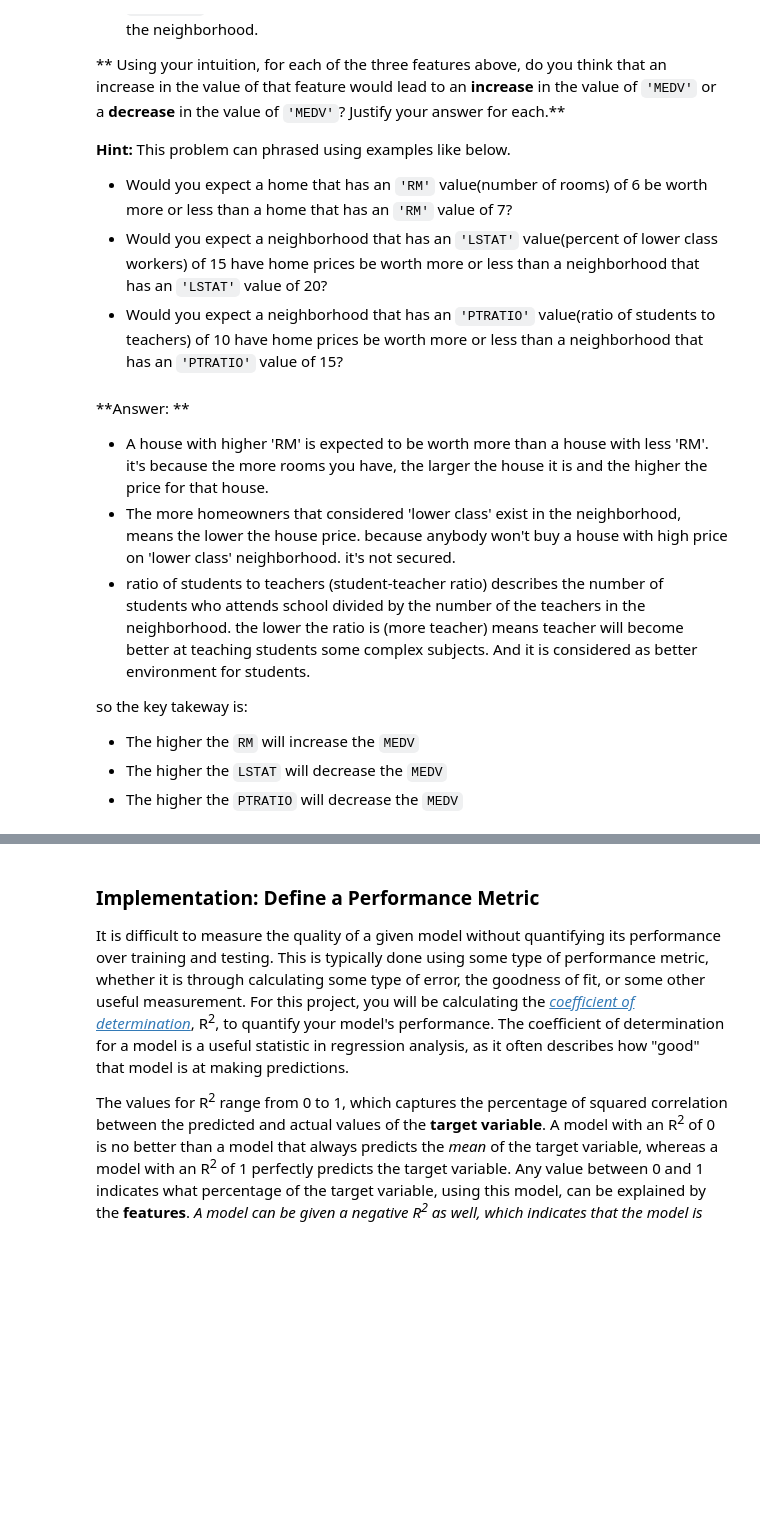
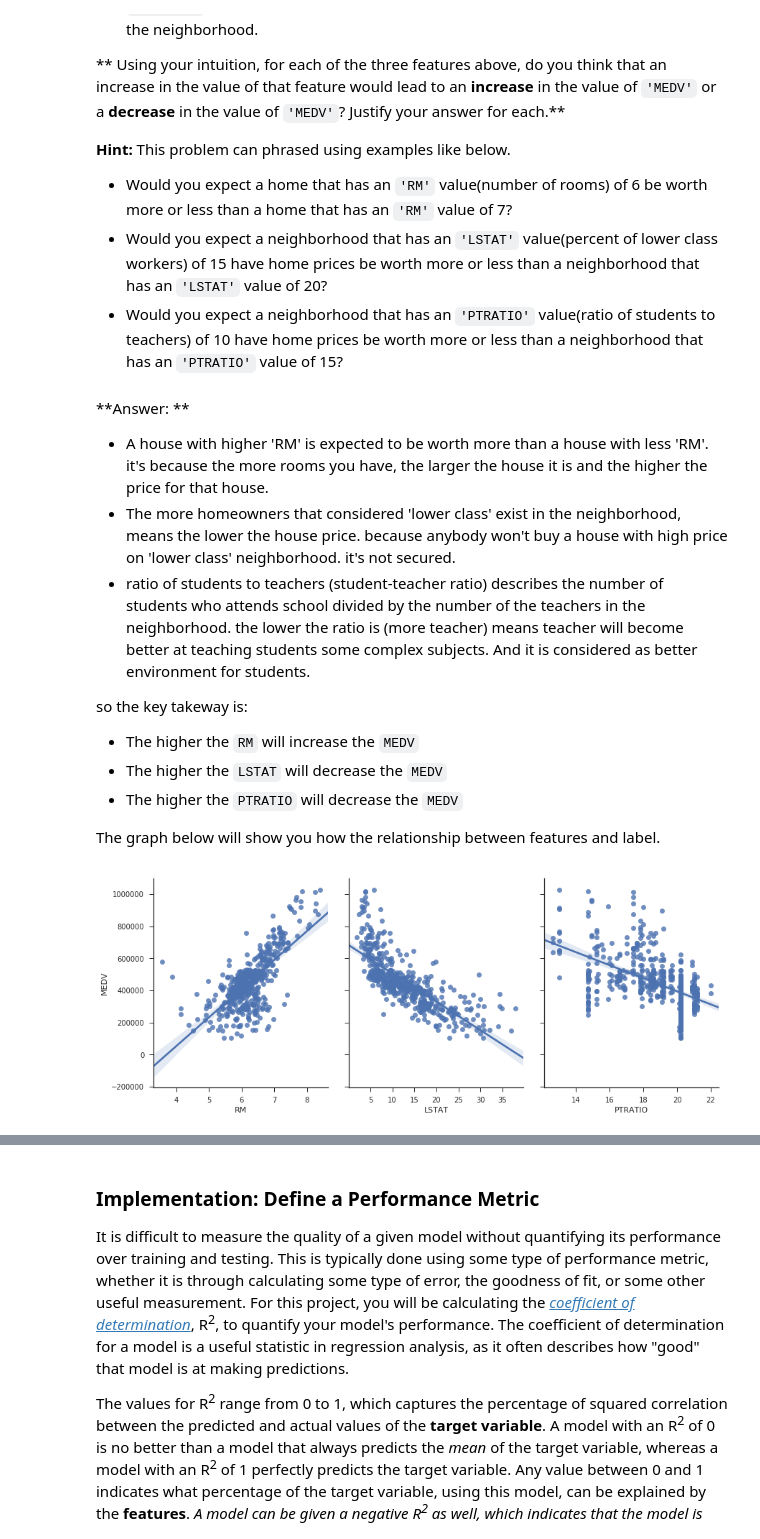
Before and after one commit to DimasAdinugroho/machine-learning-nanodegree, a Jupyter notebook: boston_housing/boston_housing.ipynb, the cells around one changed output, grey strips where cells are left out. Saved outputs shown, nothing was run; the diff lists cells and outputs as text; code cells hidden in the pictures; blank space fills up the shorter version.

```diff
--- a/boston_housing/boston_housing.ipynb
+++ b/boston_housing/boston_housing.ipynb
@@ -107,4 +107,16 @@ so the key takeway is:
 * The higher the `RM` will increase the ``MEDV``
 * The higher the `LSTAT` will decrease the ``MEDV``
 * The higher the `PTRATIO` will decrease the ``MEDV``
+
+The graph below will show you how the relationship between features and label.
+# %%
+import seaborn as sns
+import matplotlib.pyplot as plt
+
+# Plot every feature against label
+sns.set(style="ticks")
+sns.pairplot(data, x_vars=["RM", "LSTAT", "PTRATIO"], y_vars=["MEDV"],
+             size=5, aspect=.8, kind="reg");
+# %% [output]
+[figure, added]
 # %% [markdown]
```
Also changed, not shown: parts of 10 cells of this notebook, 1 other file.
